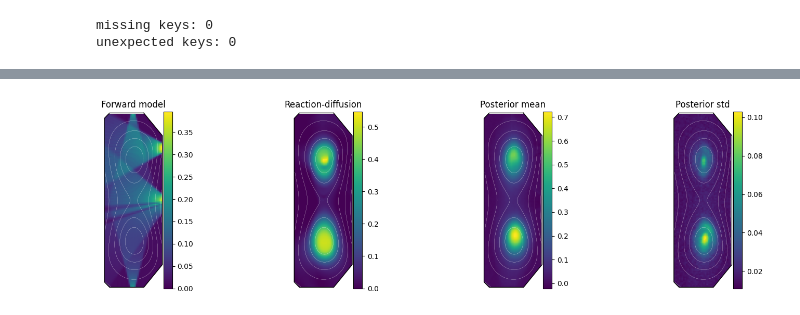
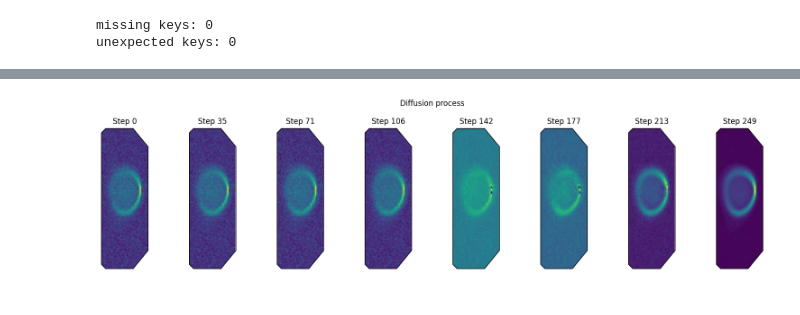
Before and after one commit to HaouchatY/diffusion_tomography, a Jupyter notebook: sampling.ipynb, the cells around one changed output, grey strips where cells are left out. Cells and saved outputs as stored; diff of their text form; code cells hidden in the pictures.

```diff
--- a/sampling.ipynb
+++ b/sampling.ipynb
@@ -533,8 +156,0 @@ plt.show()
-# %%
-diffusion_process = np.array(diffusion_process)  # [num_steps, H, W]
-fig, ax = plt.subplots(1, 10, figsize=(20, 4))
-for i in range(10):
-    idx = int((i+1) * len(diffusion_process) / 10 -1)
-    ax[i].imshow(diffusion_process[idx,0], cmap="gray")
-    ax[i].set_title(f"Step {idx}")
-    ax[i].axis("off")
@@ -599,8 +156,0 @@ A_tomo: (100, 4800)
-# %%
-diffusion_process = np.array(diffusion_process)  # [num_steps, H, W]
-fig, ax = plt.subplots(1, 10, figsize=(20, 4))
-for i in range(10):
-    idx = int((i+1) * len(diffusion_process) / 10 -1)
-    ax[i].imshow(diffusion_process[idx,0], cmap="gray")
-    ax[i].set_title(f"Step {idx}")
-    ax[i].axis("off")
@@ -832,10 +156,0 @@ plt.show()
-# %%
-#plot diffusion process
-diffusion_process = np.array(diffusion_process)  # [num_steps, H, W
-fig, ax = plt.subplots(1, 10, figsize=(20, 4))
-for i in range(10):
-    idx = int((i+1) * len(diffusion_process) / 10 -1)
-    tomo_plots.plot_profile(diffusion_process[idx,0], tcv_plot_clip=True, contour_image=psi[exp_idx, :, :], levels=5,
-                            cmap="viridis", ax=ax[i], colorbar=False, contour_color="w", vmin=None, vmax=None, aspect=None, lcfs_width=1, lwidth=0.2)
-    ax[i].set_title(f"Step {idx}")
-    ax[i].axis("off")
@@ -902,41 +157,12 @@ im_map = bcomp.compute_MAP(f, g, reg_param, with_pos_constraint=with_positivity_
-# %%
-# ------------------------------
-#  Posterior summary + baseline
-# ------------------------------
-
-from reaction_diffusion.routines.tomo_fusion.tools import plotting_fcts as tomo_plots
-
-post_mean = posterior_tomo.mean(dim=0, keepdim=True)
-post_std = posterior_tomo.std(dim=0, keepdim=True)
-
-# Tikhonov baseline (pure physics inversion, no diffusion prior)
-lambda_tikh = 1e-1
-AtA = A_tomo.T @ A_tomo
-Aty = A_tomo.T @ y_tomo
-x_tikh = torch.linalg.solve(AtA + lambda_tikh * torch.eye(AtA.shape[0], device=device), Aty)
-x_tikh = x_tikh.view(1, 1, H, W)
-
-fig, ax = plt.subplots(1, 4, figsize=(16, 4))
-
-tomo_plots.plot_profile(np.sum(np.array(A_tomo.detach().cpu()),0).reshape(120,40), tcv_plot_clip=True, contour_image=psi[exp_idx, :, :],levels = 5,
-                            cmap="viridis", ax=ax[0], colorbar=True, contour_color="w", vmin=None, vmax=None, aspect=None, lcfs_width=1, lwidth=0.2)
-ax[0].set_title("Forward model")
-
-tomo_plots.plot_profile(im_map, tcv_plot_clip=True, contour_image=psi[exp_idx, :, :],levels = 5,
-                            cmap="viridis", ax=ax[1], colorbar=True, contour_color="w", vmin=None, vmax=None, aspect=None, lcfs_width=1, lwidth=0.2)
-
-ax[1].set_title("Reaction-diffusion")
-tomo_plots.plot_profile(np.array(post_mean[0, 0].detach().cpu()), tcv_plot_clip=True, contour_image=psi[exp_idx, :, :], levels = 5,
-                            cmap="viridis", ax=ax[2], colorbar=True, contour_color="w", vmin=None, vmax=None, aspect=None, lcfs_width=1, lwidth=0.2)
-ax[2].set_title("Posterior mean")
-tomo_plots.plot_profile(np.array((post_std[0, 0].detach().cpu())), tcv_plot_clip=True, contour_image=psi[exp_idx, :, :],levels = 5,
-                            cmap="viridis", ax=ax[3], colorbar=True, contour_color="w", vmin=None, vmax=None, aspect=None, lcfs_width=1, lwidth=0.2)
-ax[3].set_title("Posterior std")
-
-
-for a in ax:
-    a.axis("off")
-plt.tight_layout()
-plt.show()
-# %% [output]
-[figure, removed]
+# %%
+indices = np.linspace(0, len(diffusion_process) - 1, 8, dtype=int)
+dp_tensor = torch.stack([diffusion_process[i] for i in indices])
+show_samples(
+    dp_tensor,
+    titles=[f"Step {i}" for i in indices],
+    ncols=8,
+    figsize=(16, 4),
+    title="Diffusion process",
+)
+# %% [output]
+[figure, added]
```
Also changed, not shown: parts of 29 cells of this notebook, 11 other files.
